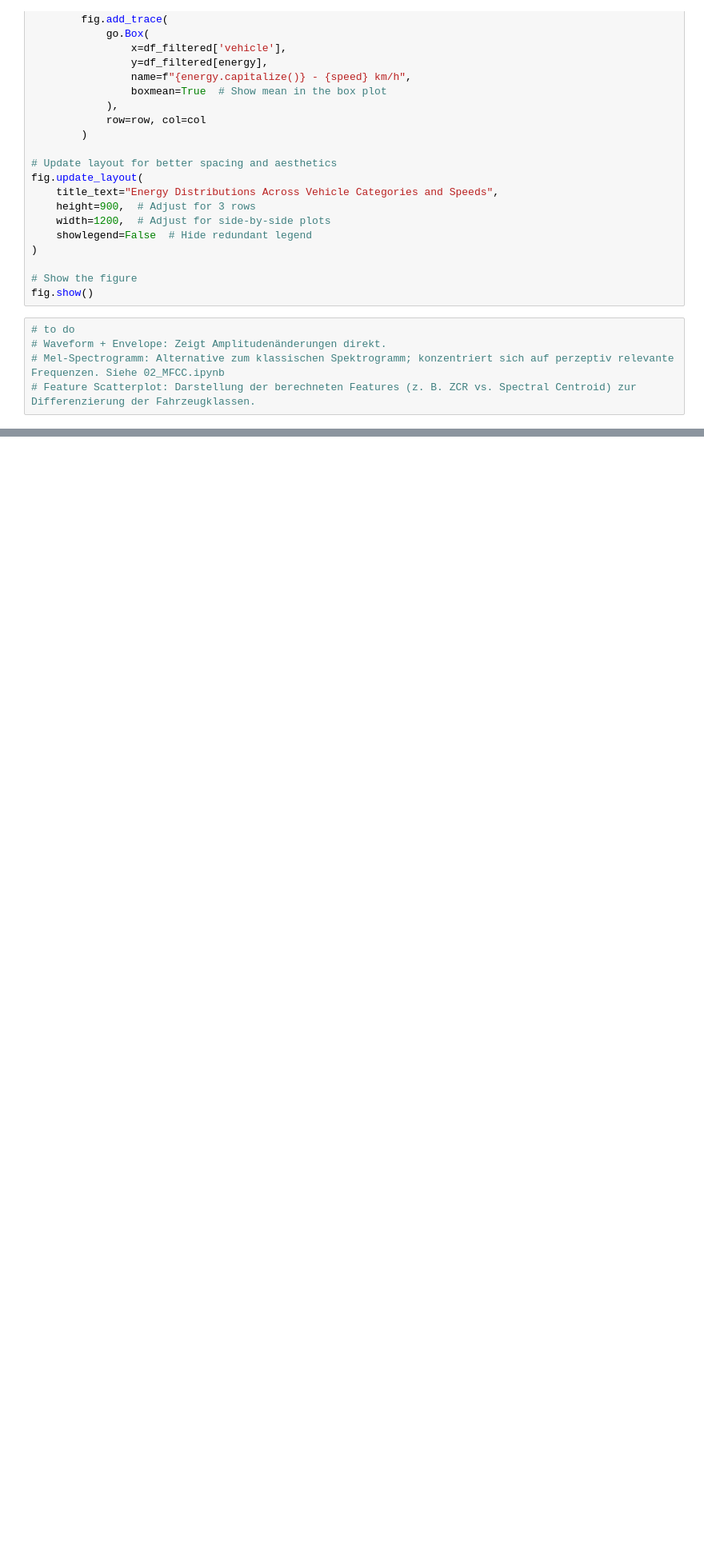
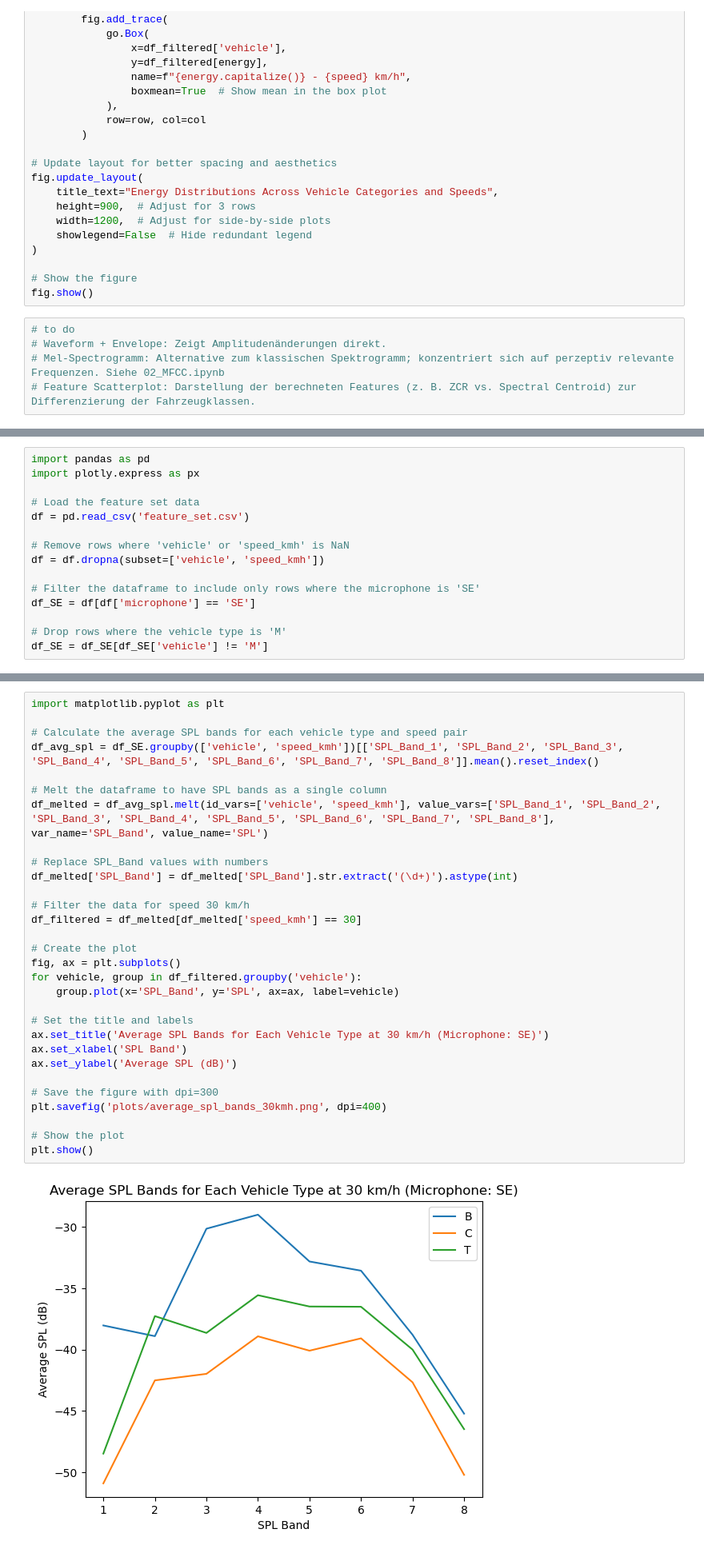
Before and after one commit to janikWa/RoadTrafficNoise, a Jupyter notebook: RTN-jakob/03_data_visualization.ipynb, the cells around one changed output, grey strips where cells are left out. Shown at 80% size. Drawn from its saved outputs; the diff is of its cells as text; blank space fills up the shorter version.

```diff
--- a/RTN-jakob/03_data_visualization.ipynb
+++ b/RTN-jakob/03_data_visualization.ipynb
@@ -258,0 +266,15 @@ fig.show()
+# %%
+import pandas as pd
+import plotly.express as px
+
+# Load the feature set data
+df = pd.read_csv('feature_set.csv')
+
+# Remove rows where 'vehicle' or 'speed_kmh' is NaN
+df = df.dropna(subset=['vehicle', 'speed_kmh'])
+
+# Filter the dataframe to include only rows where the microphone is 'SE'
+df_SE = df[df['microphone'] == 'SE']
+
+# Drop rows where the vehicle type is 'M'
+df_SE = df_SE[df_SE['vehicle'] != 'M']
@@ -258,0 +302,32 @@ fig.show()
+# %%
+import matplotlib.pyplot as plt
+
+# Calculate the average SPL bands for each vehicle type and speed pair
+df_avg_spl = df_SE.groupby(['vehicle', 'speed_kmh'])[['SPL_Band_1', 'SPL_Band_2', 'SPL_Band_3', 'SPL_Band_4', 'SPL_Band_5', 'SPL_Band_6', 'SPL_Band_7', 'SPL_Band_8']].mean().reset_index()
+
+# Melt the dataframe to have SPL bands as a single column
+df_melted = df_avg_spl.melt(id_vars=['vehicle', 'speed_kmh'], value_vars=['SPL_Band_1', 'SPL_Band_2', 'SPL_Band_3', 'SPL_Band_4', 'SPL_Band_5', 'SPL_Band_6', 'SPL_Band_7', 'SPL_Band_8'], var_name='SPL_Band', value_name='SPL')
+
+# Replace SPL_Band values with numbers
+df_melted['SPL_Band'] = df_melted['SPL_Band'].str.extract('(\d+)').astype(int)
+
+# Filter the data for speed 30 km/h
+df_filtered = df_melted[df_melted['speed_kmh'] == 30]
+
+# Create the plot
+fig, ax = plt.subplots()
+for vehicle, group in df_filtered.groupby('vehicle'):
+    group.plot(x='SPL_Band', y='SPL', ax=ax, label=vehicle)
+
+# Set the title and labels
+ax.set_title('Average SPL Bands for Each Vehicle Type at 30 km/h (Microphone: SE)')
+ax.set_xlabel('SPL Band')
+ax.set_ylabel('Average SPL (dB)')
+
+# Save the figure with dpi=300
+plt.savefig('plots/average_spl_bands_30kmh.png', dpi=400)
+
+# Show the plot
+plt.show()
+# %% [output]
+[figure, added]
```
Also changed, not shown: parts of 23 cells of this notebook, 31 other files.
